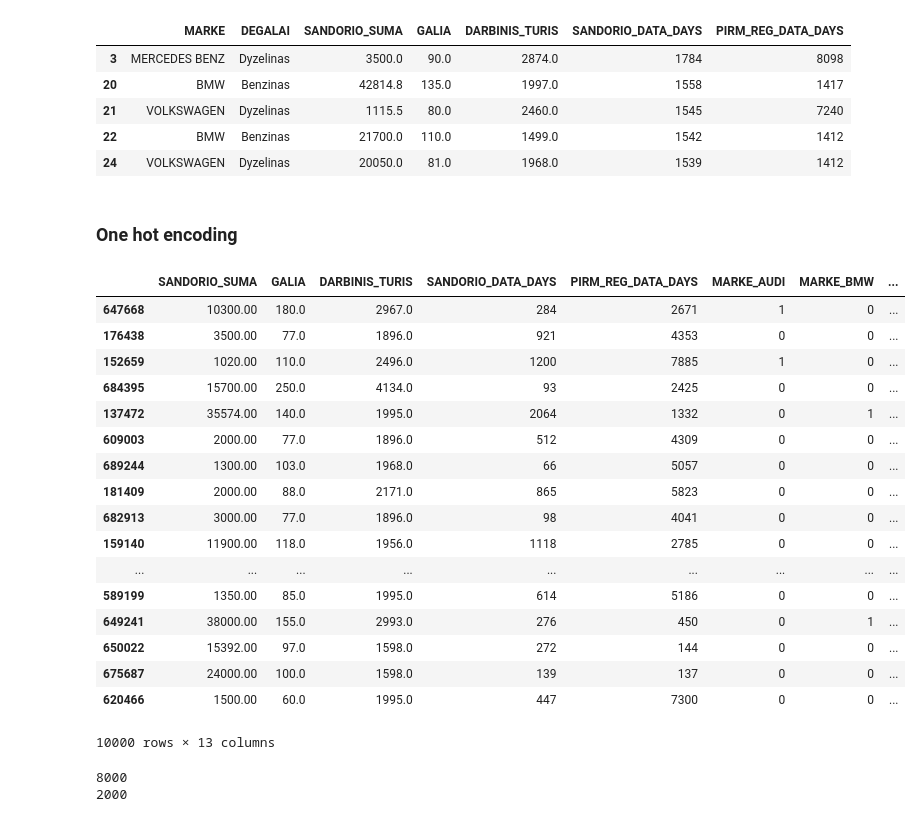
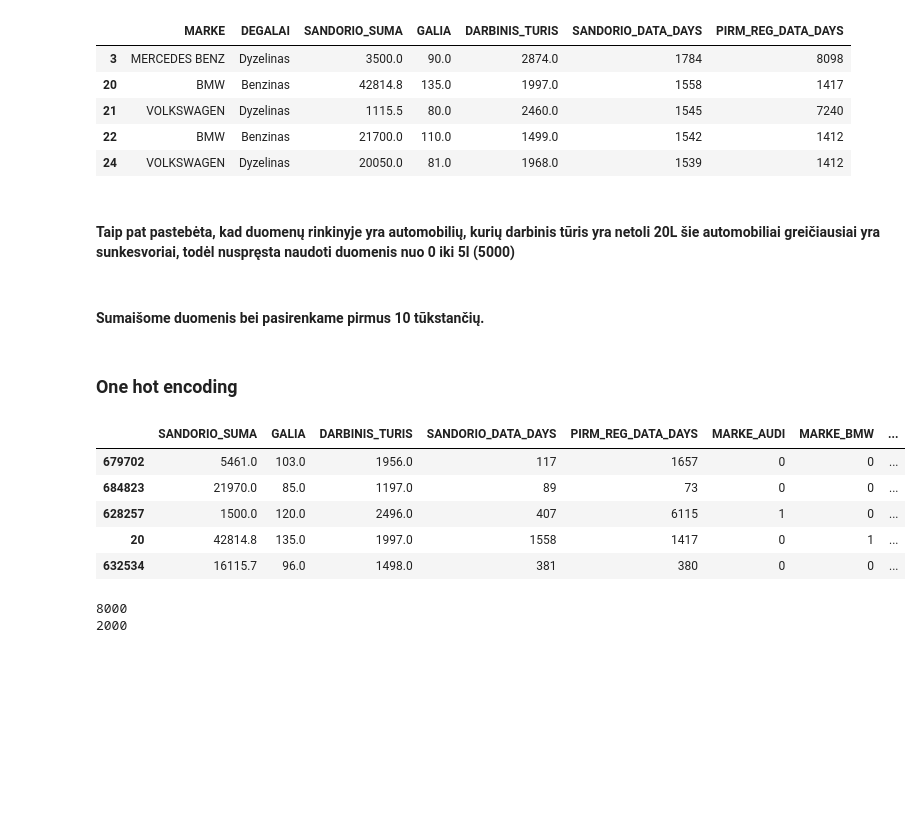
Before and after one commit to AlgirdasKartavicius/MM_2miniProjektas, a Jupyter notebook: 2MiniProjektas.ipynb, the cells around one changed output. Cells and saved outputs as stored; diff of their text form; code cells hidden in the pictures; blank space fills up the shorter version.

```diff
--- a/2MiniProjektas.ipynb
+++ b/2MiniProjektas.ipynb
@@ -299,6 +336,12 @@ price_data.head()
 | 21 | VOLKSWAGEN | Dyzelinas | 1115.5 | 80.0 | 2460.0 | 1545 | 7240 |
 | 22 | BMW | Benzinas | 21700.0 | 110.0 | 1499.0 | 1542 | 1412 |
 | 24 | VOLKSWAGEN | Dyzelinas | 20050.0 | 81.0 | 1968.0 | 1539 | 1412 |
+# %% [markdown]
+#### Taip pat pastebėta, kad duomenų rinkinyje yra automobilių, kurių darbinis tūris yra netoli 20L šie automobiliai greičiausiai yra sunkesvoriai, todėl nuspręsta naudoti duomenis nuo 0 iki 5l (5000)
+# %%
+price_data = price_data[price_data['DARBINIS_TURIS'] < 4000]
+# %% [markdown]
+#### Sumaišome duomenis bei pasirenkame pirmus 10 tūkstančių.
 # %%
 from sklearn.utils import shuffle
 price_data = shuffle(price_data)
@@ -308,26 +351,14 @@ price_data = price_data.head(10000)
 # %%
 X2 = price_data
 X2 = pd.get_dummies(data=X2)
-X2
+X2.head()
 # %% [output]
 |  | SANDORIO_SUMA | GALIA | DARBINIS_TURIS | SANDORIO_DATA_DAYS | PIRM_REG_DATA_DAYS | MARKE_AUDI | MARKE_BMW | ... |
-| 647668 | 10300.00 | 180.0 | 2967.0 | 284 | 2671 | 1 | 0 | ... |
-| 176438 | 3500.00 | 77.0 | 1896.0 | 921 | 4353 | 0 | 0 | ... |
-| 152659 | 1020.00 | 110.0 | 2496.0 | 1200 | 7885 | 1 | 0 | ... |
-| 684395 | 15700.00 | 250.0 | 4134.0 | 93 | 2425 | 0 | 0 | ... |
-| 137472 | 35574.00 | 140.0 | 1995.0 | 2064 | 1332 | 0 | 1 | ... |
-| 609003 | 2000.00 | 77.0 | 1896.0 | 512 | 4309 | 0 | 0 | ... |
-| 689244 | 1300.00 | 103.0 | 1968.0 | 66 | 5057 | 0 | 0 | ... |
-| 181409 | 2000.00 | 88.0 | 2171.0 | 865 | 5823 | 0 | 0 | ... |
-| 682913 | 3000.00 | 77.0 | 1896.0 | 98 | 4041 | 0 | 0 | ... |
-| 159140 | 11900.00 | 118.0 | 1956.0 | 1118 | 2785 | 0 | 0 | ... |
-| ... | ... | ... | ... | ... | ... | ... | ... | ... |
-| 589199 | 1350.00 | 85.0 | 1995.0 | 614 | 5186 | 0 | 0 | ... |
-| 649241 | 38000.00 | 155.0 | 2993.0 | 276 | 450 | 0 | 1 | ... |
-| 650022 | 15392.00 | 97.0 | 1598.0 | 272 | 144 | 0 | 0 | ... |
-| 675687 | 24000.00 | 100.0 | 1598.0 | 139 | 137 | 0 | 0 | ... |
-| 620466 | 1500.00 | 60.0 | 1995.0 | 447 | 7300 | 0 | 0 | ... |
+| 679702 | 5461.0 | 103.0 | 1956.0 | 117 | 1657 | 0 | 0 | ... |
+| 684823 | 21970.0 | 85.0 | 1197.0 | 89 | 73 | 0 | 0 | ... |
+| 628257 | 1500.0 | 120.0 | 2496.0 | 407 | 6115 | 1 | 0 | ... |
+| 20 | 42814.8 | 135.0 | 1997.0 | 1558 | 1417 | 0 | 1 | ... |
+| 632534 | 16115.7 | 96.0 | 1498.0 | 381 | 380 | 0 | 0 | ... |
-10000 rows × 13 columns
 # %%
 X2 = X2.drop([ 'SANDORIO_SUMA'], axis='columns')
 y2 = price_data['SANDORIO_SUMA']
```
Also changed, not shown: parts of 22 cells of this notebook.
